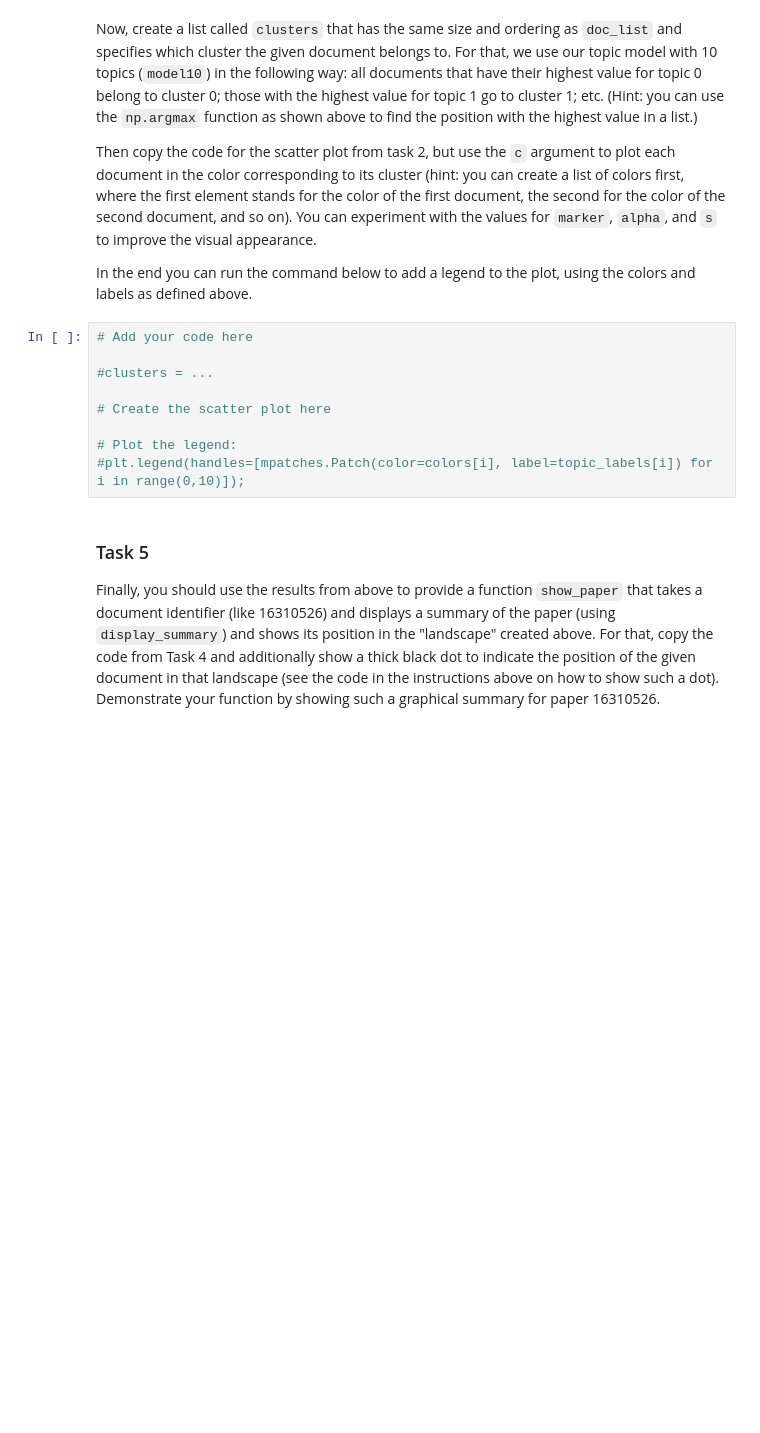
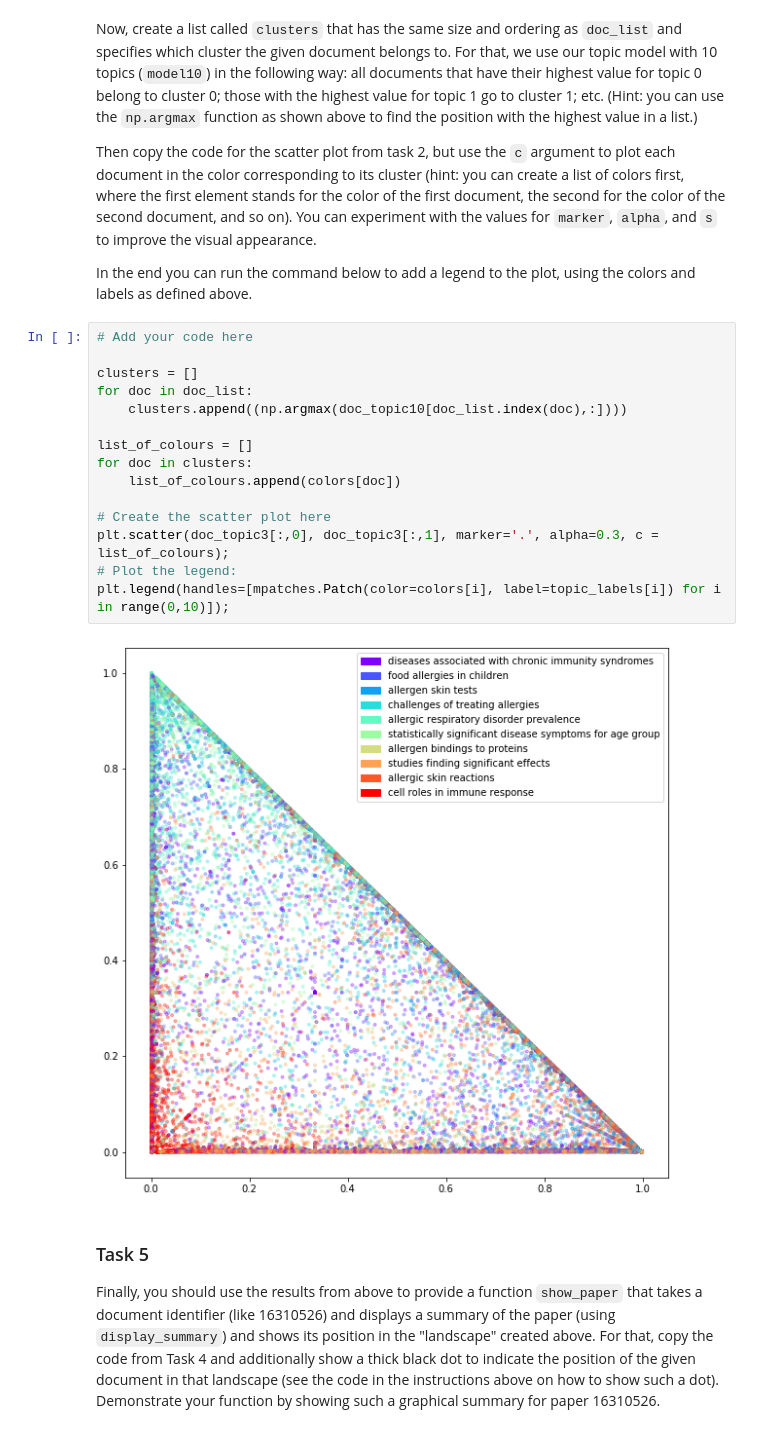
Before and after one commit to AndrewHarrison/IR2019, a Jupyter notebook: 06_clustering.ipynb, the cells around one changed output. Drawn from its saved outputs; the diff is of its cells as text; blank space fills up the shorter version.

```diff
--- a/06_clustering.ipynb
+++ b/06_clustering.ipynb
@@ -366,12 +367,20 @@ In the end you can run the command below to add a legend to the plot, using the
 # %%
 # Add your code here
 
-#clusters = ...
+clusters = []
+for doc in doc_list:
+    clusters.append((np.argmax(doc_topic10[doc_list.index(doc),:])))
+
+list_of_colours = []
+for doc in clusters:
+    list_of_colours.append(colors[doc])
 
 # Create the scatter plot here
-
+plt.scatter(doc_topic3[:,0], doc_topic3[:,1], marker='.', alpha=0.3, c = list_of_colours);
 # Plot the legend:
-#plt.legend(handles=[mpatches.Patch(color=colors[i], label=topic_labels[i]) for i in range(0,10)]);
+plt.legend(handles=[mpatches.Patch(color=colors[i], label=topic_labels[i]) for i in range(0,10)]);
+# %% [output]
+[figure, added]
 # %% [markdown]
 ### Task 5
 
```
Also changed, not shown: parts of 5 cells of this notebook.
